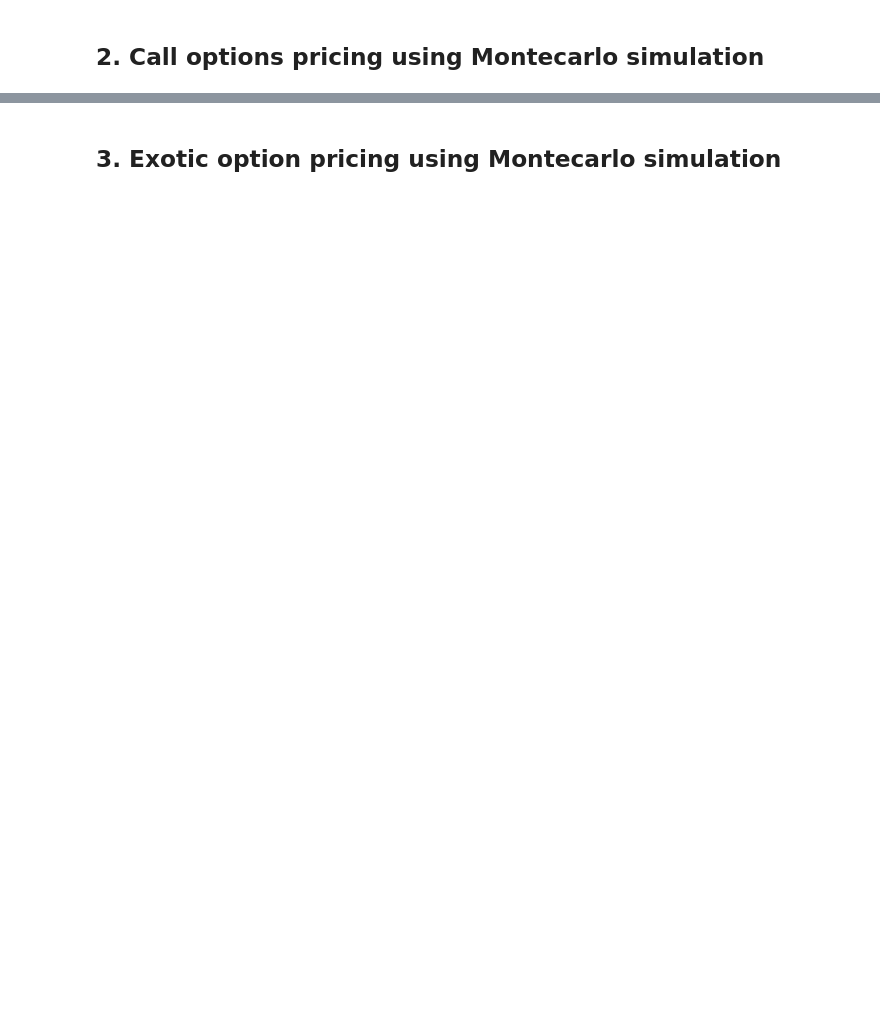
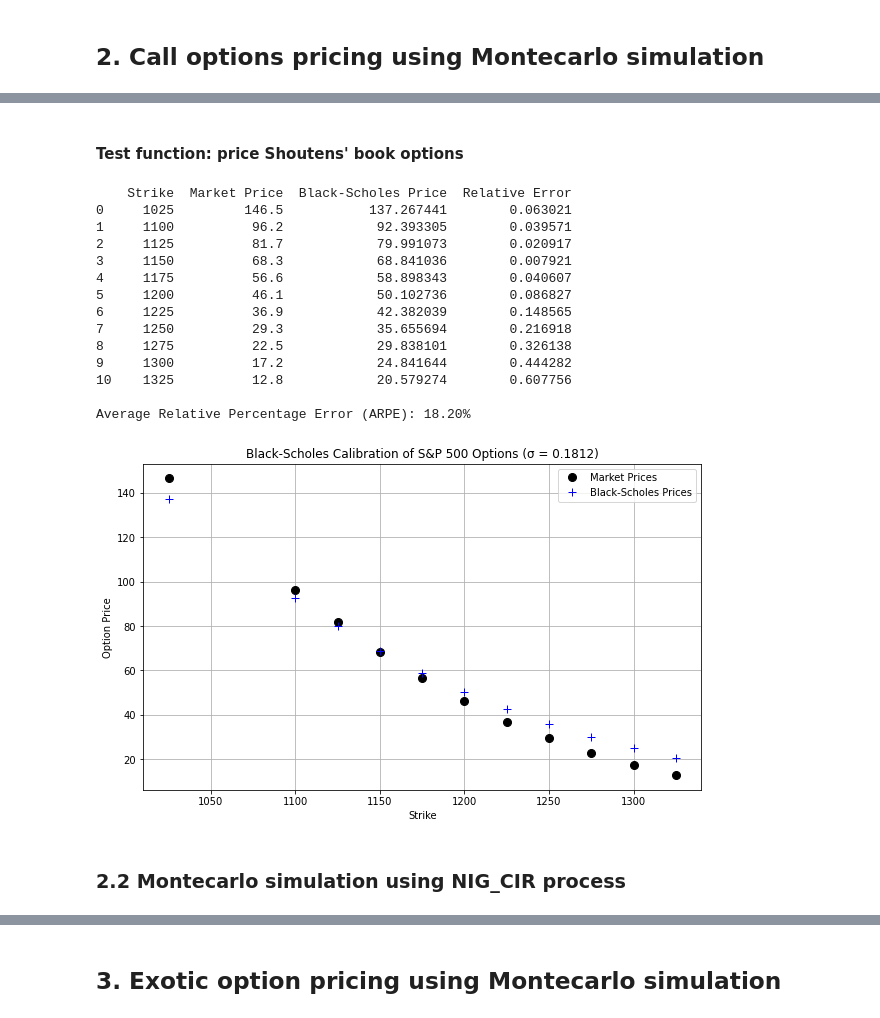
Before and after one commit to FabbriSimo001/LPA_Stochastic_Volatility, a Jupyter notebook: LPA-Group_Assignment.ipynb, the cells around one changed output, grey strips where cells are left out. Cells and saved outputs as stored; diff of their text form; code cells hidden in the pictures; blank space fills up the shorter version.

```diff
--- a/LPA-Group_Assignment.ipynb
+++ b/LPA-Group_Assignment.ipynb
@@ -375,0 +435,57 @@ plt.show()
+# %% [markdown]
+#### Test function: price Shoutens' book options
+# %%
+#Consider the call options with maturity March 2003 in page 155 Shoutens's Book
+strikes=[1025, 1100, 1125, 1150, 1175, 1200, 1225, 1250, 1275, 1300, 1325]
+market_prices=[146.50, 96.20, 81.70, 68.30, 56.60, 46.10, 36.90, 29.30, 22.50, 17.20, 12.80]
+#Black-Scholes paramters estimated by shoutens
+r = 0.019
+q = 0.012
+S = 1124.47
+T = 11/12 #From April 2002 to March 2003
+sigma = 0.1812 #page 39
+#Compute the ARPE
+# Calculate Black-Scholes prices
+bs_prices = [black_scholes_dividend(S, K, T, r, sigma, q, option_type="call") for K in strikes]
+# Create a DataFrame with strikes, market prices, and Black-Scholes prices
+data = {
+    'Strike': strikes,
+    'Market Price': market_prices,
+    'Black-Scholes Price': bs_prices
+}
+df = pd.DataFrame(data)
+# Calculate Average Relative Percentage Error (ARPE)
+df['Relative Error'] = abs((df['Market Price'] - df['Black-Scholes Price']) / df['Market Price'])
+ARPE = df['Relative Error'].mean() * 100  # Convert to percentage
+print(df)
+print(f"\nAverage Relative Percentage Error (ARPE): {ARPE:.2f}%")
+#Plot similar to Shoutens' book
+# Plotting
+plt.figure(figsize=(10, 6))
+plt.plot(df['Strike'], df['Market Price'], 'o', label='Market Prices', markersize=8, color='black')  # Circles for market prices
+plt.plot(df['Strike'], df['Black-Scholes Price'], '+', label='Black-Scholes Prices', markersize=8, color='blue')  # Plus symbols for BS prices
+# Labels and title
+plt.xlabel('Strike')
+plt.ylabel('Option Price')
+plt.title('Black-Scholes Calibration of S&P 500 Options (σ = 0.1812)')
+plt.legend()
+plt.grid(True)
+plt.show()
+# %% [output]
+    Strike  Market Price  Black-Scholes Price  Relative Error
+0     1025         146.5           137.267441        0.063021
+1     1100          96.2            92.393305        0.039571
+2     1125          81.7            79.991073        0.020917
+3     1150          68.3            68.841036        0.007921
+4     1175          56.6            58.898343        0.040607
+5     1200          46.1            50.102736        0.086827
+6     1225          36.9            42.382039        0.148565
+7     1250          29.3            35.655694        0.216918
+8     1275          22.5            29.838101        0.326138
+9     1300          17.2            24.841644        0.444282
+10    1325          12.8            20.579274        0.607756
+
+Average Relative Percentage Error (ARPE): 18.20%
+[figure, added]
+# %% [markdown]
+### 2.2 Montecarlo simulation using NIG_CIR process
```
Also changed, not shown: parts of 12 cells of this notebook.
